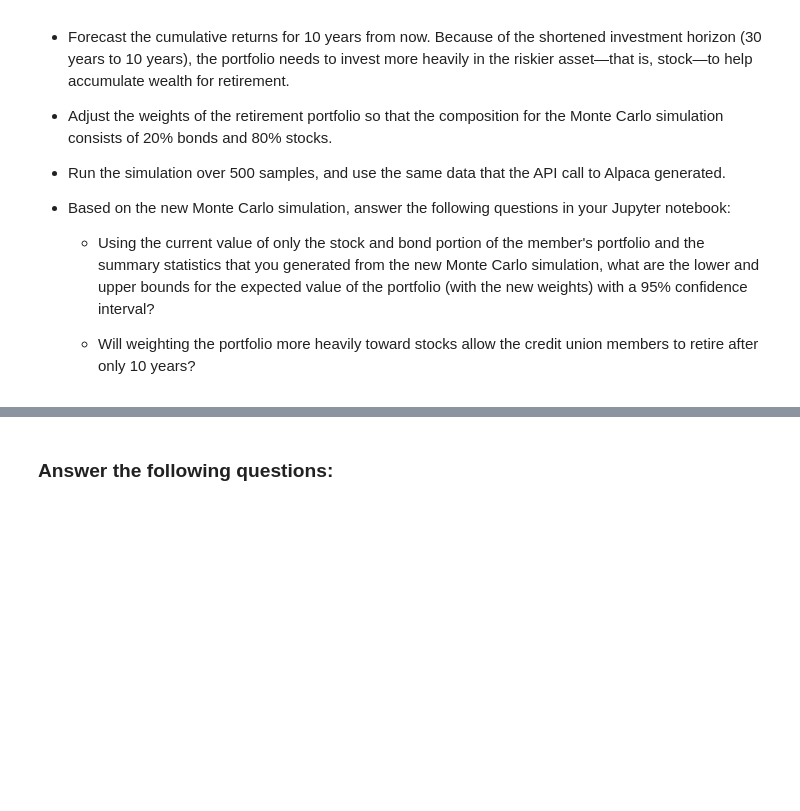
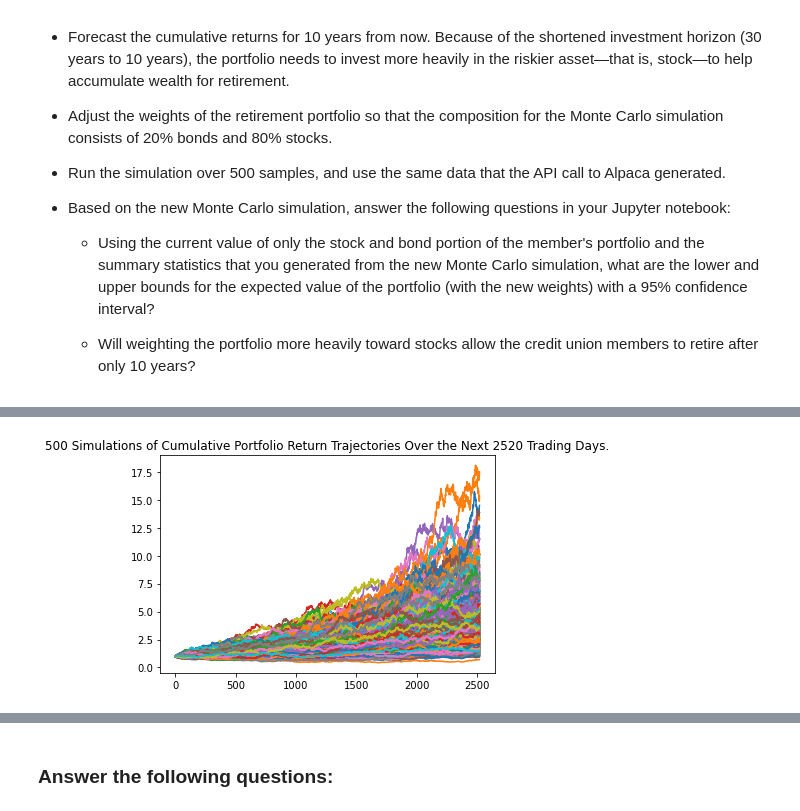
Before and after one commit to TravelTechGirl/Module_5_Challenge, a Jupyter notebook: financial_planning_tools.ipynb, the cells around one changed output, grey strips where cells are left out. Cells and saved outputs as stored; diff of their text form; code cells hidden in the pictures; blank space fills up the shorter version.

```diff
--- a/financial_planning_tools.ipynb
+++ b/financial_planning_tools.ipynb
@@ -479,7 +617,11 @@ For this new Monte Carlo simulation, do the following:
 # Configure a Monte Carlo simulation to forecast 10 years cumulative returns
 # The weights should be split 20% to AGG and 80% to SPY.
 # Run 500 samples.
-# YOUR CODE HERE
+MC_stocks_bonds_10y = MCSimulation(
+    portfolio_data = portfolio_df,
+    weights = [.20,.80],
+    num_simulation = 500,
+    num_trading_days = 252*10)
 
 # Review the simulation input data
-# YOUR CODE HERE
+MC_stocks_bonds_10y.portfolio_data.head()
@@ -489,7 +682,9 @@ For this new Monte Carlo simulation, do the following:
 # %%
 # Visualize the 10-year Monte Carlo simulation by creating an
 # overlay line plot
-# YOUR CODE HERE
+stocks_bond_line_plot_10y = MC_stocks_bonds_10y.plot_simulation()
+# %% [output]
+[figure, added]
 # %%
 # Visualize the probability distribution of the 10-year Monte Carlo simulation
 # by plotting a histogram
```
Also changed, not shown: parts of 39 cells of this notebook.
